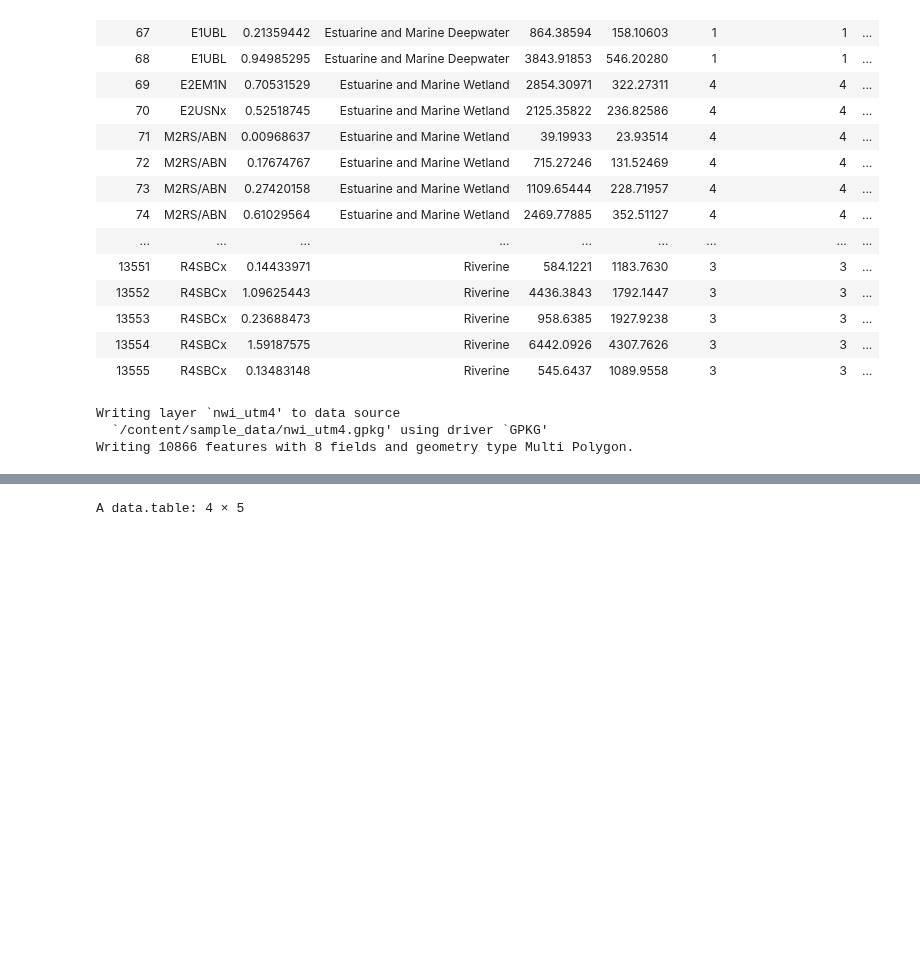
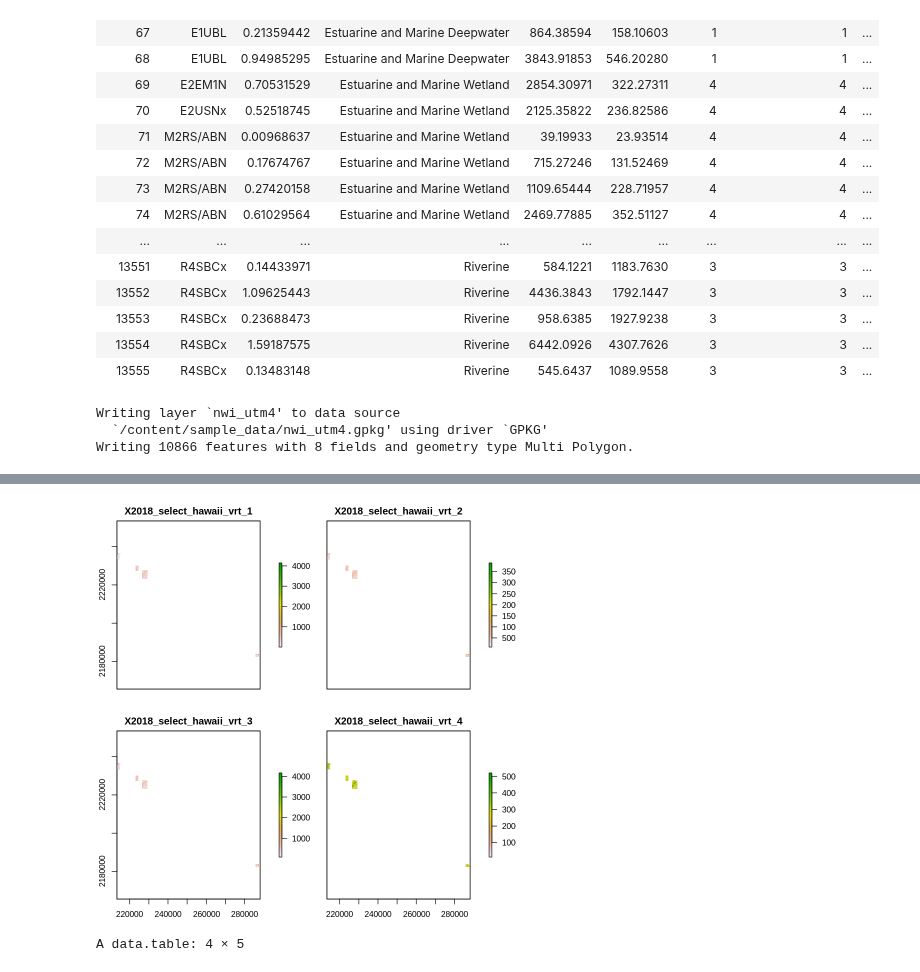
Before and after one commit to MadmanMarble/Planet_U-NET, a Jupyter notebook: Planet_image_stacking_032024.ipynb, the cells around one changed output, grey strips where cells are left out. Cells and saved outputs as stored; diff of their text form; code cells hidden in the pictures; blank space fills up the shorter version.

```diff
--- a/Planet_image_stacking_032024.ipynb
+++ b/Planet_image_stacking_032024.ipynb
@@ -724,6 +891,8 @@ vrt_utm4_2020 <- stack("/content/imagery/planet/2020/utm4/2020_vrt_march27_updat
 # %%
-# vrt_utm5_2018 <- stack("/content/imagery/planet/2018/utm5/2018_select_hawaii_vrt.vrt")
-# vrt_utm5_2018 %>% plot
+vrt_utm5_2018 <- stack("/content/imagery/planet/2018/utm5/2018_select_hawaii_vrt.vrt")
+vrt_utm5_2018 %>% plot
+# %% [output]
+[figure, added]
 # %%
 unified_data_table <- data.table (unified = c(0, 1, 2, 3, 4, 5, 6, 7, 8, 9, 10, 11))
 nwi_data_table <- data.table (nwi = list(-1, c(1,2,3), 4, 5, 6, 7, -1, -1, -1, -1, -1, -1))
```
Also changed, not shown: parts of 15 cells of this notebook.
